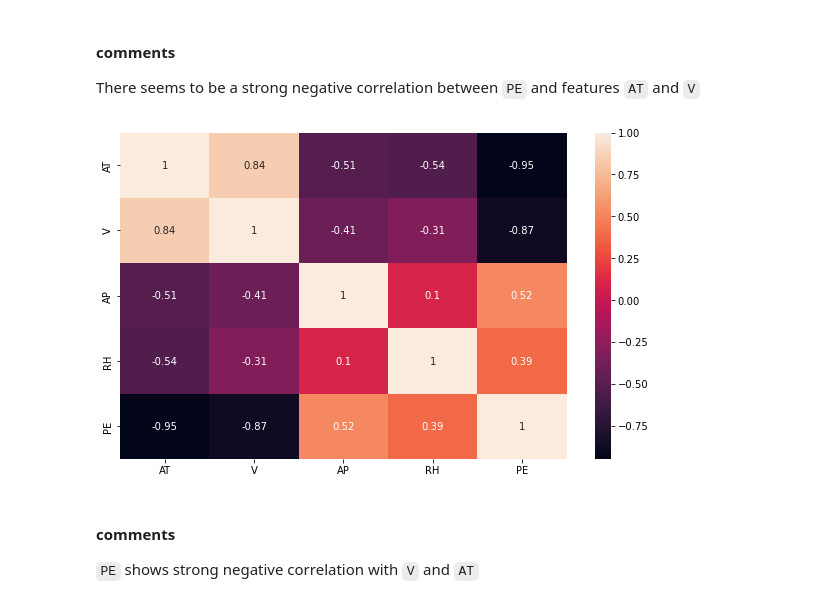
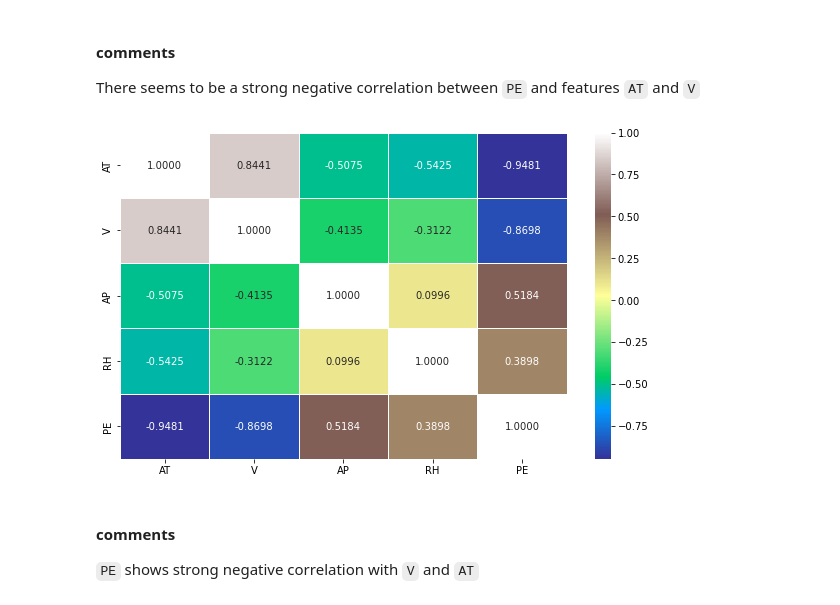
Before and after one commit to Madaar49/Data-Science-1.TU_Darmstadt_final_project, a Jupyter notebook: Gbondo_2331706_Final_project.ipynb, the cells around one changed output. Cells and saved outputs as stored; diff of their text form; code cells hidden in the pictures.

```diff
--- a/Gbondo_2331706_Final_project.ipynb
+++ b/Gbondo_2331706_Final_project.ipynb
@@ -179,12 +176,13 @@ plt.show()
 There seems to be a strong negative correlation between `PE` and features `AT` and `V`
 # %%
 ## Heatmap plot for correlation
-sns.heatmap(df.corr(), annot=True)
+sns.heatmap(df.corr(), annot=True,
+            cmap='terrain',linewidth=.5, fmt=".4f")
 fig= plt.gcf()
 fig.set_size_inches(10,6)
 plt.show()
 # %% [output]
-[figure, old version]
+[figure, new version]
 # %% [markdown]
 #### comments
 `PE` shows strong negative correlation with `V` and `AT`
```
Also changed, not shown: parts of 8 cells of this notebook.
